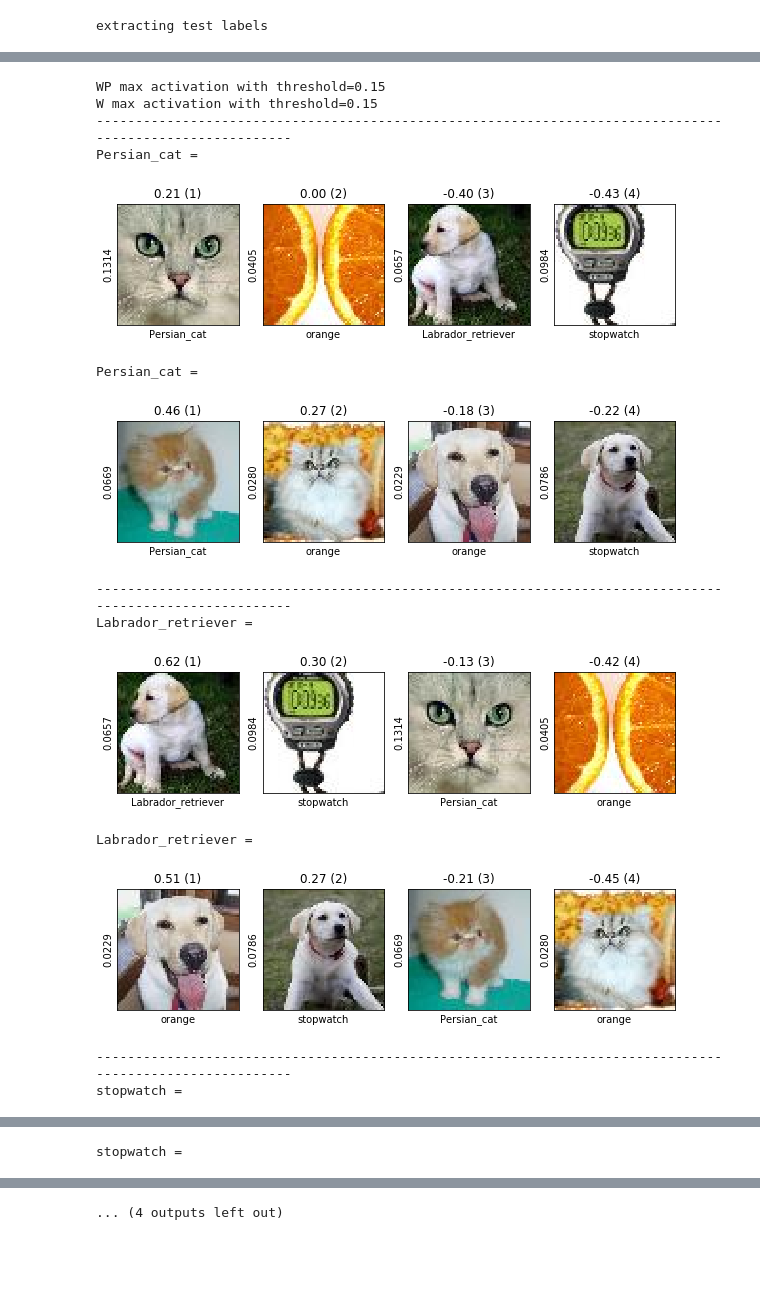
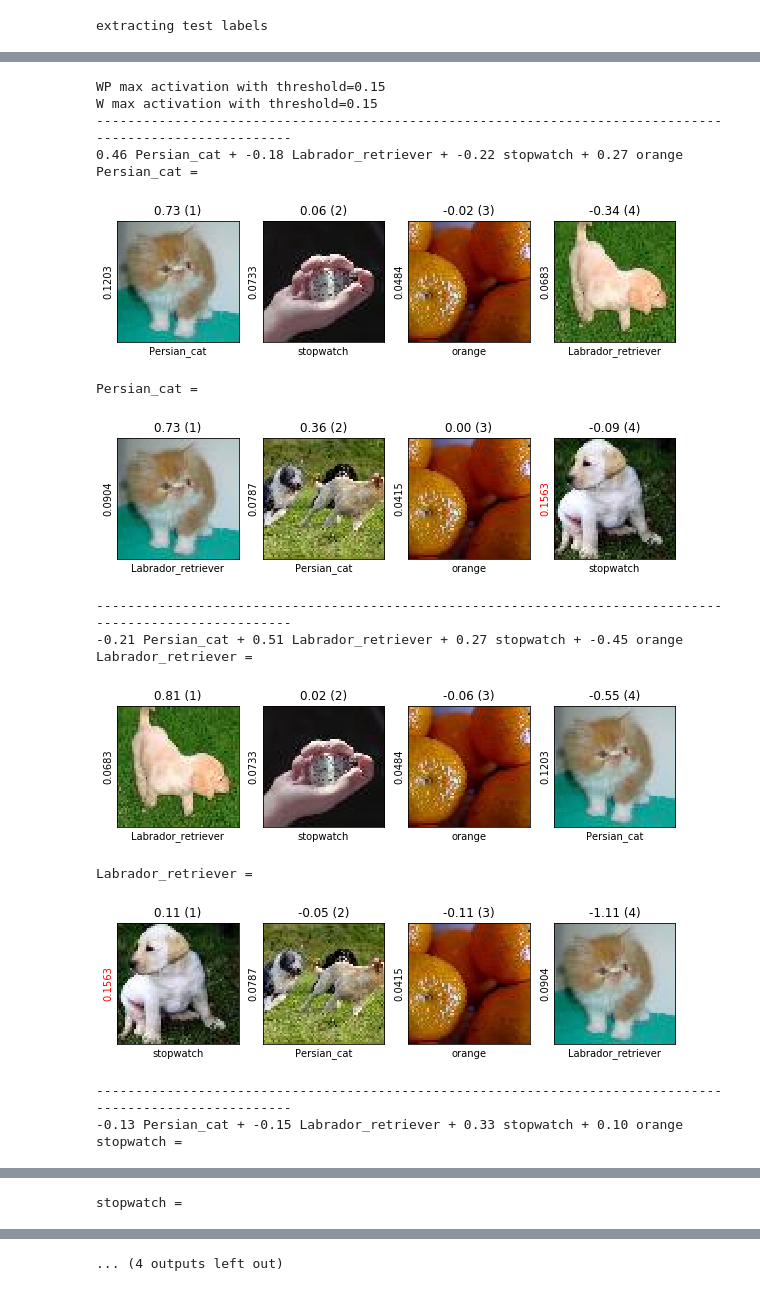
Before and after one commit to nathanwang000/interpretable_dimension, a Jupyter notebook: CPU_ID6.ipynb, the cells around one changed output, grey strips where cells are left out. Saved outputs shown, nothing was run; the diff lists cells and outputs as text; code cells hidden in the pictures; blank space fills up the shorter version.

```diff
--- a/CPU_ID6.ipynb
+++ b/CPU_ID6.ipynb
@@ -1043,27 +1041,28 @@ class InvP(nn.Module):
 
     def forward(self, x):
         o = self.net(x)
-        o = torch.matmul(o, to_var(self.P.T)) # transpose because o is transpose form
+        o = torch.matmul(o, to_var(torch.t(self.P))) # transpose because o is transpose form
         return o
 
 def gen_random_basis(size):
-    cand = [np.random.randn(size) for _ in range(size)]
-    # todo: perform gramschmit
-    return cand
+    cand = np.vstack([np.random.randn(size) for _ in range(size)]).T
+    q, r = np.linalg.qr(cand)
+    return q
 
-addedP = np.eye(num_neurons) #gen_random_basis(num_neurons)
+addedP = gen_random_basis(num_neurons).astype(np.float32)
 model_modified = InvP(addedP, model_modified_)
 
 # adjust A_trian and A_test
-A_train = A_train_.dot(model_modified.P.numpy()).astype(np.float32)
-A_test = A_test_.dot(model_modified.P.numpy()).astype(np.float32)
+A_train = A_train_.dot(model_modified.P.numpy().T).astype(np.float32)
+A_test = A_test_.dot(model_modified.P.numpy().T).astype(np.float32)
 
 # other changes: find inverse of addedP
 addedP_inv = ortho_inverse(addedP)
-W_modified = W_modified_.dot(addedP_inv)
+W_modified = W_modified_.dot(addedP_inv).astype(np.float32)
 W_P = normalize_W_activations(W_modified, A_train)
-last_layer = last_layer_
-net_modified = net_modified_
+last_layer = copy.deepcopy(last_layer_)
+last_layer.weight = nn.Parameter(torch.from_numpy(W_modified))
+net_modified = nn.Sequential(model_modified, last_layer)
 # %%
 print('left: training, right: testing')
 
@@ -1269,33 +1268,40 @@ plt.show()
 # %%
 threshold = 0.15 # so auc 0.85
 categories = [0,1,2,3]
 
 print('WP max activation with threshold=%.2f' % threshold)
 print('W max activation with threshold=%.2f' % threshold)
 for cat in categories:
     print('---------------------------------------------------------------------------------------------------------')
+    W_ = W_modified_.dot(W_P_)
+    print(" + ".join(["%.2f %s" % (w, c) for w, c in zip(W_[cat] - W_.mean(0), concept_names)]))
+
     W_ = W_modified.dot(P_greedy)
     visW_inter(W_[cat] - W_.mean(0),
                A_train.dot(P_greedy), train_image_names,
                cat, greedy_errors, greedy_concepts, threshold=threshold, output_names=output_names,
                fig_w=10, fig_h=5)
+
     W_ = W_modified.dot(W_P)
     visW_inter(W_[cat] - W_.mean(0),
                A_train, train_image_names,
                cat, W_errors, W_concepts, threshold=threshold, output_names=output_names,
                fig_w=10, fig_h=5)
 # %% [output]
 WP max activation with threshold=0.15
 W max activation with threshold=0.15
 ---------------------------------------------------------------------------------------------------------
+0.46 Persian_cat + -0.18 Labrador_retriever + -0.22 stopwatch + 0.27 orange
 Persian_cat =
-[figure, old version]
+[figure, new version]
 Persian_cat =
-[figure, old version]
+[figure, new version]
 ---------------------------------------------------------------------------------------------------------
+-0.21 Persian_cat + 0.51 Labrador_retriever + 0.27 stopwatch + -0.45 orange
 Labrador_retriever =
-[figure, old version]
+[figure, new version]
 Labrador_retriever =
-[figure, old version]
+[figure, new version]
 ---------------------------------------------------------------------------------------------------------
+-0.13 Persian_cat + -0.15 Labrador_retriever + 0.33 stopwatch + 0.10 orange
 stopwatch =
```
Also changed, not shown: parts of 11 cells of this notebook.
